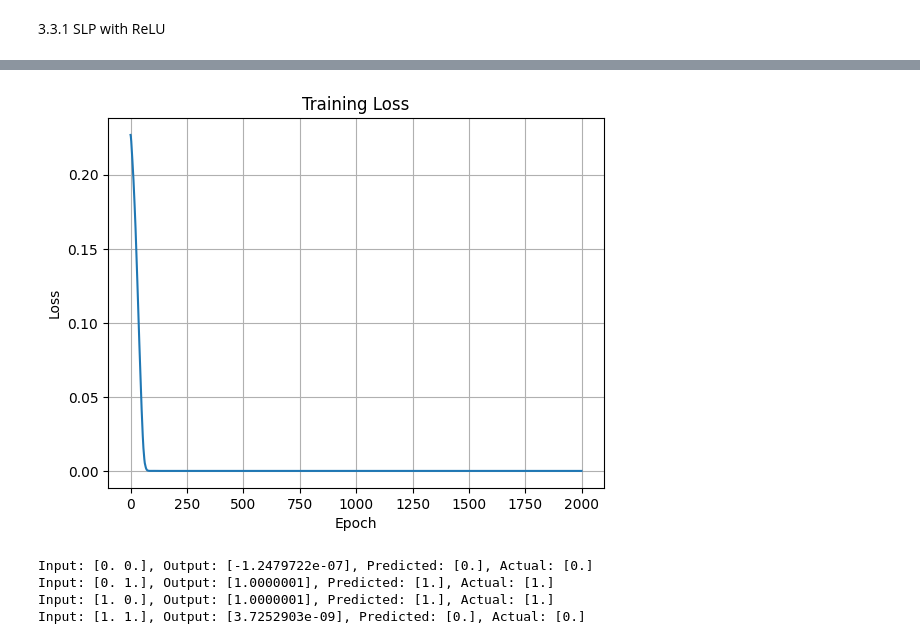
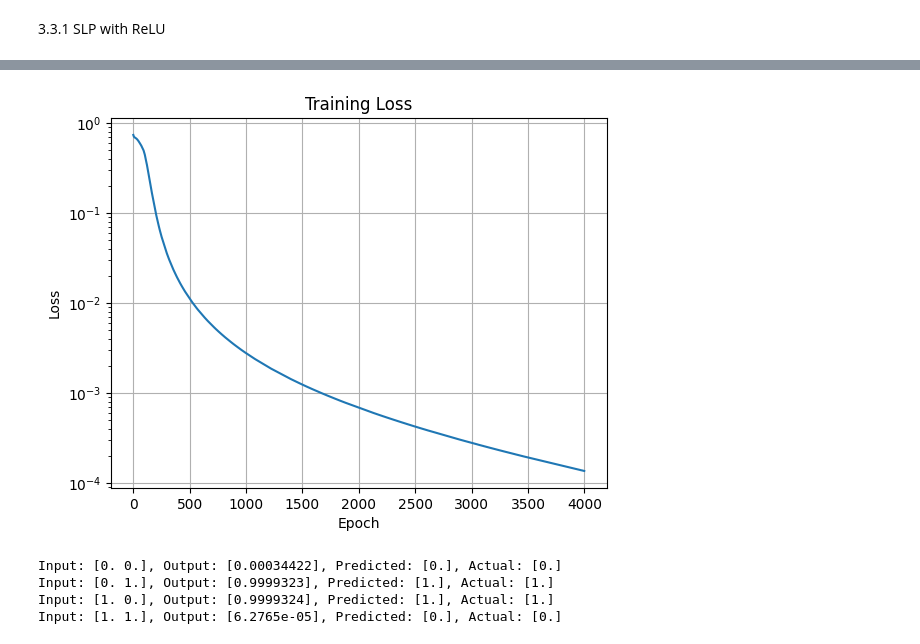
Before and after one commit to june-oh/2024_cseg109, a Jupyter notebook: LAB2_0_PyTorch_and_Deep_Learning.ipynb, the cells around one changed output, grey strips where cells are left out. Saved outputs shown, nothing was run; the diff lists cells and outputs as text; code cells hidden in the pictures.

```diff
--- a/LAB2_0_PyTorch_and_Deep_Learning.ipynb
+++ b/LAB2_0_PyTorch_and_Deep_Learning.ipynb
@@ -697,11 +692,11 @@ class MLP(nn.Module):
 # 모델, 손실 함수, 옵티마이저 초기화
 device = torch.device("cuda" if torch.cuda.is_available() else "cpu")
 model = MLP().to(device)
-criterion = nn.MSELoss()
-optimizer = optim.SGD(model.parameters(), lr=0.02,momentum=0.9)
+criterion = nn.BCEWithLogitsLoss()
+optimizer = optim.Adam(model.parameters(), lr=0.02)
 
 # 학습
-epochs = 2000
+epochs = 4000
 losses = []
 xor_dataloader = DataLoader(xor_dataset, batch_size=4, shuffle=True)
 
@@ -709,36 +704,38 @@ xor_dataloader = DataLoader(xor_dataset, batch_size=4, shuffle=True)
 # xor_dataloader 사용
 for epoch in range(epochs):
     for batch in xor_dataloader:
         x, y = batch
         x, y = x.to(device), y.to(device)
         optimizer.zero_grad()
         outputs = model(x)
+        # print(outputs,y)
         loss = criterion(outputs, y)
         loss.backward()
         optimizer.step()
     losses.append(loss.item())
 
 # 손실 시각화
 plt.plot(range(len(losses)), losses)
 plt.title("Training Loss")
 plt.xlabel("Epoch")
 plt.ylabel("Loss")
+plt.yscale('log')
 plt.grid(True)
 plt.show()
 
 # 추론
 model.eval()
 model.to("cpu")
 with torch.no_grad():
     for data in xor_dataset:
         inputs, labels = data
         inputs, labels = inputs, labels
-        outputs = model(inputs)
+        outputs = F.sigmoid(model(inputs))
         predicted = (outputs > 0.5).float()
         print(f"Input: {inputs.numpy()}, Output: {outputs.numpy()}, Predicted: {predicted.numpy()}, Actual: {labels.numpy()}")
 # %% [output]
-[figure, old version]
+[figure, new version]
-Input: [0. 0.], Output: [-1.2479722e-07], Predicted: [0.], Actual: [0.]
-Input: [0. 1.], Output: [1.0000001], Predicted: [1.], Actual: [1.]
-Input: [1. 0.], Output: [1.0000001], Predicted: [1.], Actual: [1.]
-Input: [1. 1.], Output: [3.7252903e-09], Predicted: [0.], Actual: [0.]
+Input: [0. 0.], Output: [0.00034422], Predicted: [0.], Actual: [0.]
+Input: [0. 1.], Output: [0.9999323], Predicted: [1.], Actual: [1.]
+Input: [1. 0.], Output: [0.9999324], Predicted: [1.], Actual: [1.]
+Input: [1. 1.], Output: [6.2765e-05], Predicted: [0.], Actual: [0.]
```
Also changed, not shown: parts of 11 cells of this notebook.
